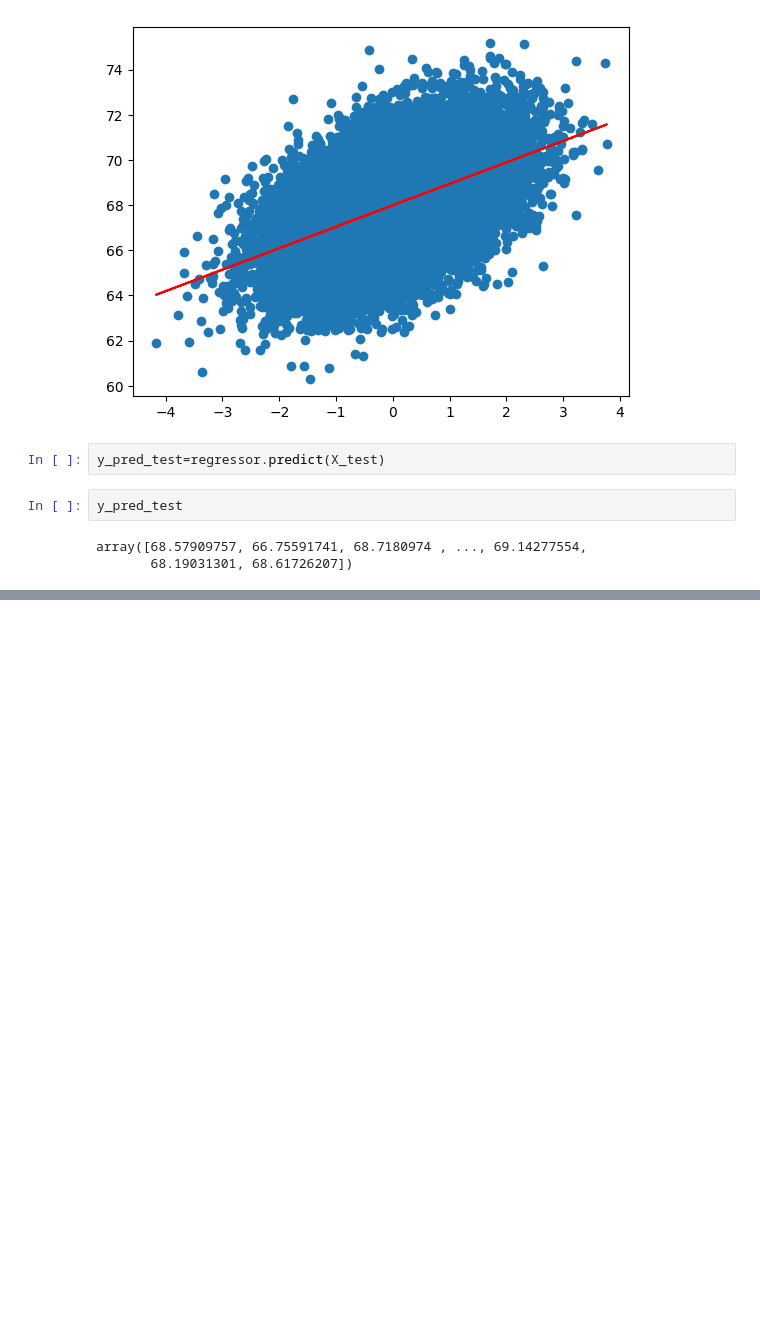
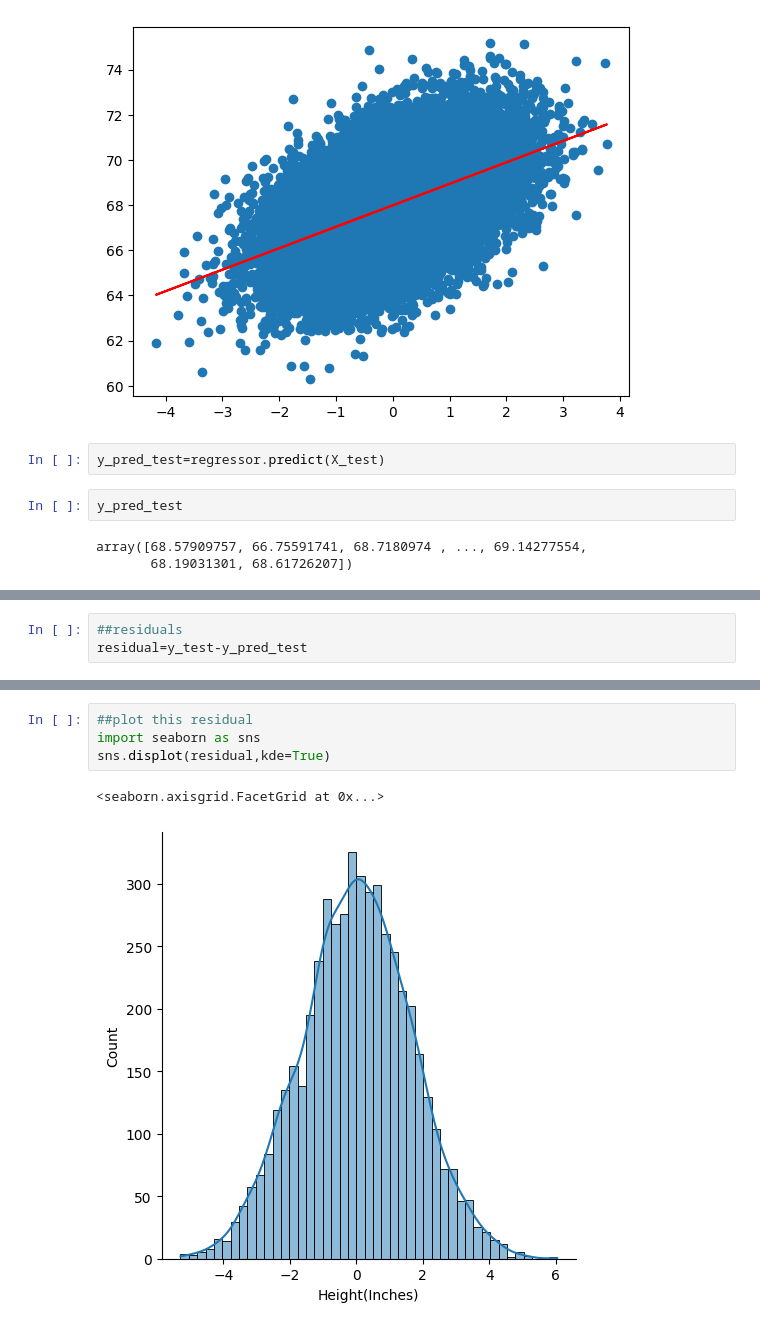
Before and after one commit to Roya-Mammadova/project1, a Jupyter notebook: linear_regression_project.ipynb, the cells around one changed output, grey strips where cells are left out. Drawn from its saved outputs; the diff is of its cells as text; blank space fills up the shorter version.

```diff
--- a/linear_regression_project.ipynb
+++ b/linear_regression_project.ipynb
@@ -91,0 +154,3 @@ array([68.57909757, 66.75591741, 68.7180974 , ..., 69.14277554,
+# %%
+##residuals
+residual=y_test-y_pred_test
@@ -91,0 +172,7 @@ array([68.57909757, 66.75591741, 68.7180974 , ..., 69.14277554,
+# %%
+##plot this residual
+import seaborn as sns
+sns.displot(residual,kde=True)
+# %% [output]
+<seaborn.axisgrid.FacetGrid at 0x...>
+[figure, added]
```
Also changed, not shown: parts of 17 cells of this notebook, 2 other files.
